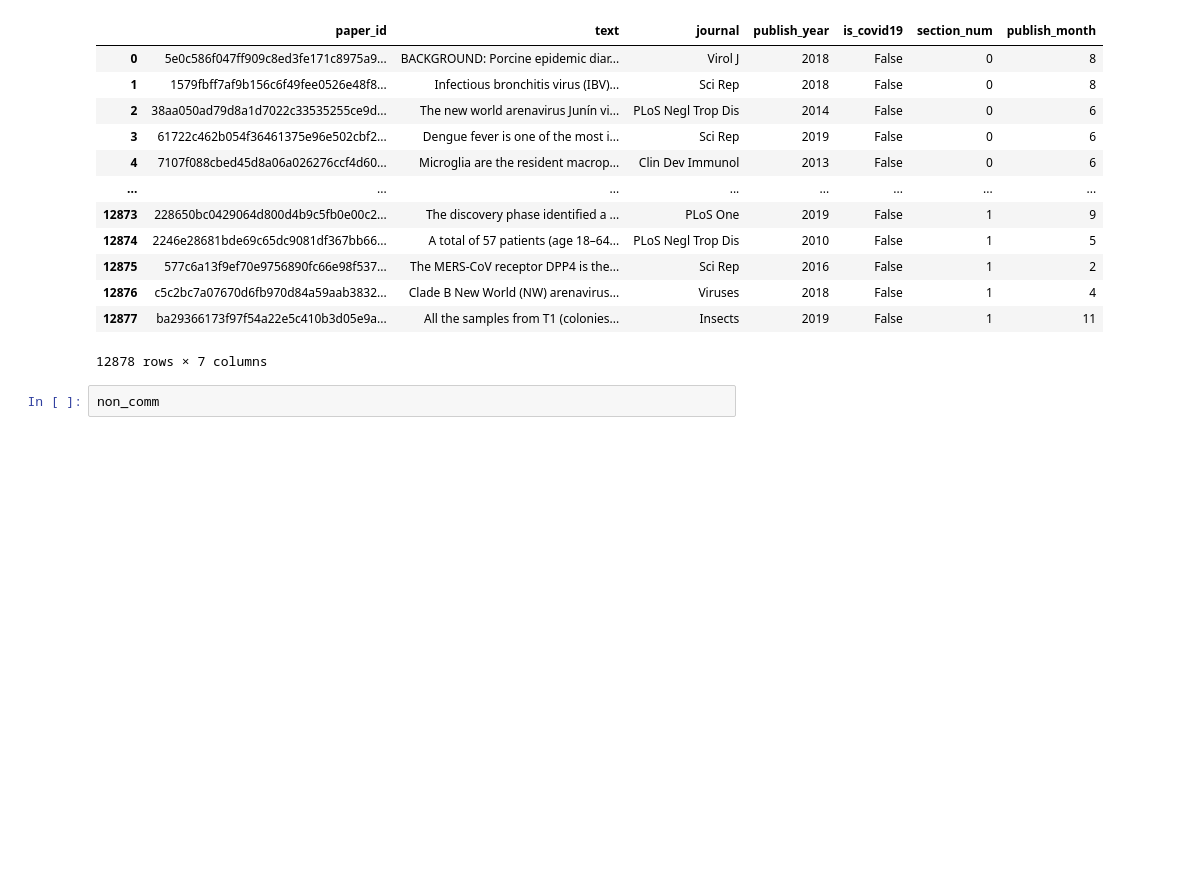
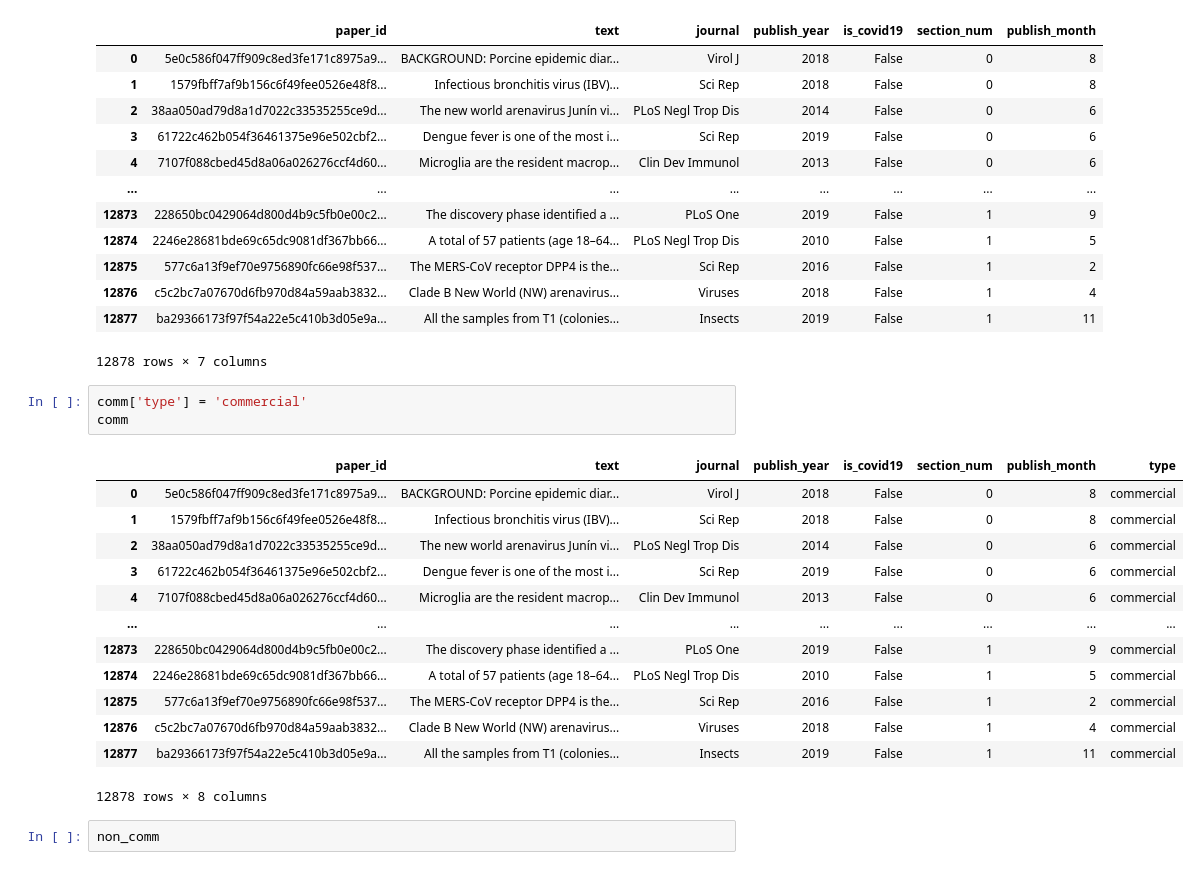
Before and after one commit to vidhig/covid19-research-data-analysis, a Jupyter notebook: notebooks/data_pre_process.ipynb, the cells around one changed output. Drawn from its saved outputs; the diff is of its cells as text; blank space fills up the shorter version.

```diff
--- a/notebooks/data_pre_process.ipynb
+++ b/notebooks/data_pre_process.ipynb
@@ -48,6 +48,23 @@ comm
 | 12876 | c5c2bc7a07670d6fb970d84a59aab3832... | Clade B New World (NW) arenavirus... | Viruses | 2018 | False | 1 | 4 |
 | 12877 | ba29366173f97f54a22e5c410b3d05e9a... | All the samples from T1 (colonies... | Insects | 2019 | False | 1 | 11 |
 12878 rows × 7 columns
+# %%
+comm['type'] = 'commercial'
+comm
+# %% [output]
+|  | paper_id | text | journal | publish_year | is_covid19 | section_num | publish_month | type |
+| 0 | 5e0c586f047ff909c8ed3fe171c8975a9... | BACKGROUND: Porcine epidemic diar... | Virol J | 2018 | False | 0 | 8 | commercial |
+| 1 | 1579fbff7af9b156c6f49fee0526e48f8... | Infectious bronchitis virus (IBV)... | Sci Rep | 2018 | False | 0 | 8 | commercial |
+| 2 | 38aa050ad79d8a1d7022c33535255ce9d... | The new world arenavirus Junín vi... | PLoS Negl Trop Dis | 2014 | False | 0 | 6 | commercial |
+| 3 | 61722c462b054f36461375e96e502cbf2... | Dengue fever is one of the most i... | Sci Rep | 2019 | False | 0 | 6 | commercial |
+| 4 | 7107f088cbed45d8a06a026276ccf4d60... | Microglia are the resident macrop... | Clin Dev Immunol | 2013 | False | 0 | 6 | commercial |
+| ... | ... | ... | ... | ... | ... | ... | ... | ... |
+| 12873 | 228650bc0429064d800d4b9c5fb0e00c2... | The discovery phase identified a ... | PLoS One | 2019 | False | 1 | 9 | commercial |
+| 12874 | 2246e28681bde69c65dc9081df367bb66... | A total of 57 patients (age 18–64... | PLoS Negl Trop Dis | 2010 | False | 1 | 5 | commercial |
+| 12875 | 577c6a13f9ef70e9756890fc66e98f537... | The MERS-CoV receptor DPP4 is the... | Sci Rep | 2016 | False | 1 | 2 | commercial |
+| 12876 | c5c2bc7a07670d6fb970d84a59aab3832... | Clade B New World (NW) arenavirus... | Viruses | 2018 | False | 1 | 4 | commercial |
+| 12877 | ba29366173f97f54a22e5c410b3d05e9a... | All the samples from T1 (colonies... | Insects | 2019 | False | 1 | 11 | commercial |
+12878 rows × 8 columns
 # %%
 non_comm
 # %% [output]
```
Also changed, not shown: parts of 4 cells of this notebook, 3 other files.
